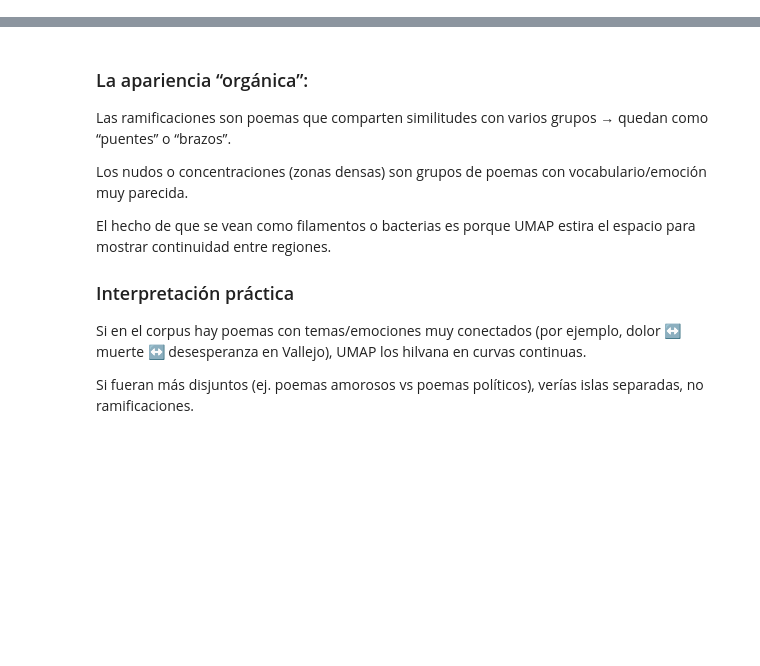
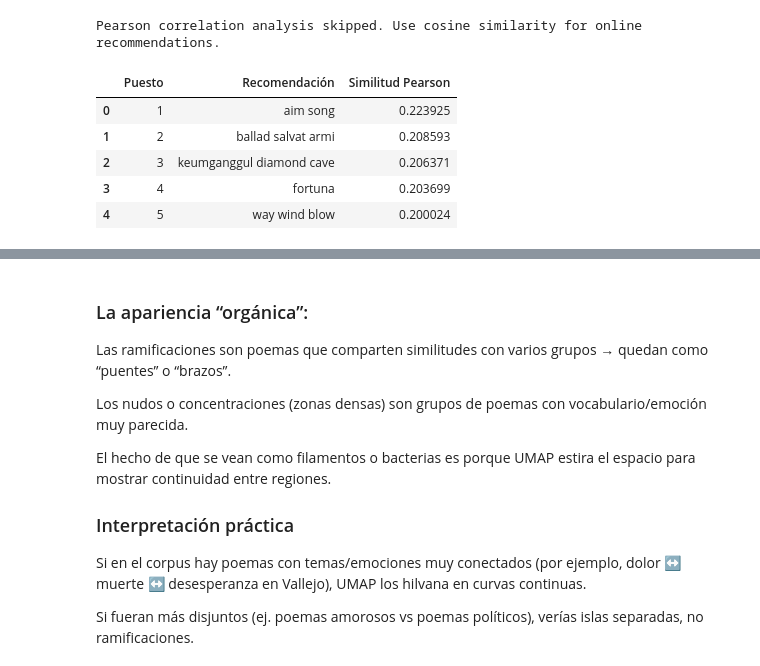
Before and after one commit to HubertRonald/VersoVector, a Jupyter notebook: notebook/04_embeddings_unsupervised.ipynb, the cells around one changed output, grey strips where cells are left out. Saved outputs shown, nothing was run; the diff lists cells and outputs as text; code cells hidden in the pictures; blank space fills up the shorter version.

```diff
--- a/notebook/04_embeddings_unsupervised.ipynb
+++ b/notebook/04_embeddings_unsupervised.ipynb
@@ -135,3 +241,7 @@ new_poems_df: PandasDF = (
 # %%
-feature_pipeline = build_feature_pipeline()
+INPUT_IS_PROCESSED: bool = True
+
+feature_pipeline = build_feature_pipeline(
+    input_is_processed=INPUT_IS_PROCESSED
+)
 feature_pipeline
@@ -138,6 +263,6 @@ feature_pipeline
 # %%
 X_features = feature_pipeline.fit_transform(
-    new_poems_df["poem"].tolist()
+    new_poems_df["poem_processed"].tolist()
 )
 
 X = X_features
@@ -231,0 +387,24 @@ display(recom_features_corr)
+# %%
+# proceso lento porque calcula la matriz de correlación completa,
+# pero es para mostrar la diferencia entre métodos.
+RUN_PEARSON_ANALYSIS = False
+
+if RUN_PEARSON_ANALYSIS:
+    df_features = pd.DataFrame(
+        X_features,
+        index=new_poems_df["title"]
+    )
+
+    corr_matrix = df_features.T.corr(method="pearson")
+
+    recom_features_corr = recommendation_corr(
+        query_title="black herald",
+        corr_matrix=corr_matrix,
+        top_n=5
+    )
+
+    display(recom_features_corr)
+else:
+    print("Pearson correlation analysis skipped. Use cosine similarity for online recommendations.")
+# %% [output]
+Pearson correlation analysis skipped. Use cosine similarity for online recommendations.
@@ -232,3 +467,19 @@ display(recom_features_corr)
+# %%
+recom_pearson_fast = recommendation_pearson_fast(
+    query_title="The Black Heralds",
+    X=X_features,
+    df=new_poems_df,
+    top_n=5
+)
+
+display(recom_pearson_fast)
+# %% [output]
+|  | Puesto | Recomendación | Similitud Pearson |
+| 0 | 1 | aim song | 0.223925 |
+| 1 | 2 | ballad salvat armi | 0.208593 |
+| 2 | 3 | keumganggul diamond cave | 0.206371 |
+| 3 | 4 | fortuna | 0.203699 |
+| 4 | 5 | way wind blow | 0.200024 |
 # %%
 topic_vectorizer = CountVectorizer(
     stop_words="english",
```
Also changed, not shown: parts of 40 cells of this notebook, 10 other files.
